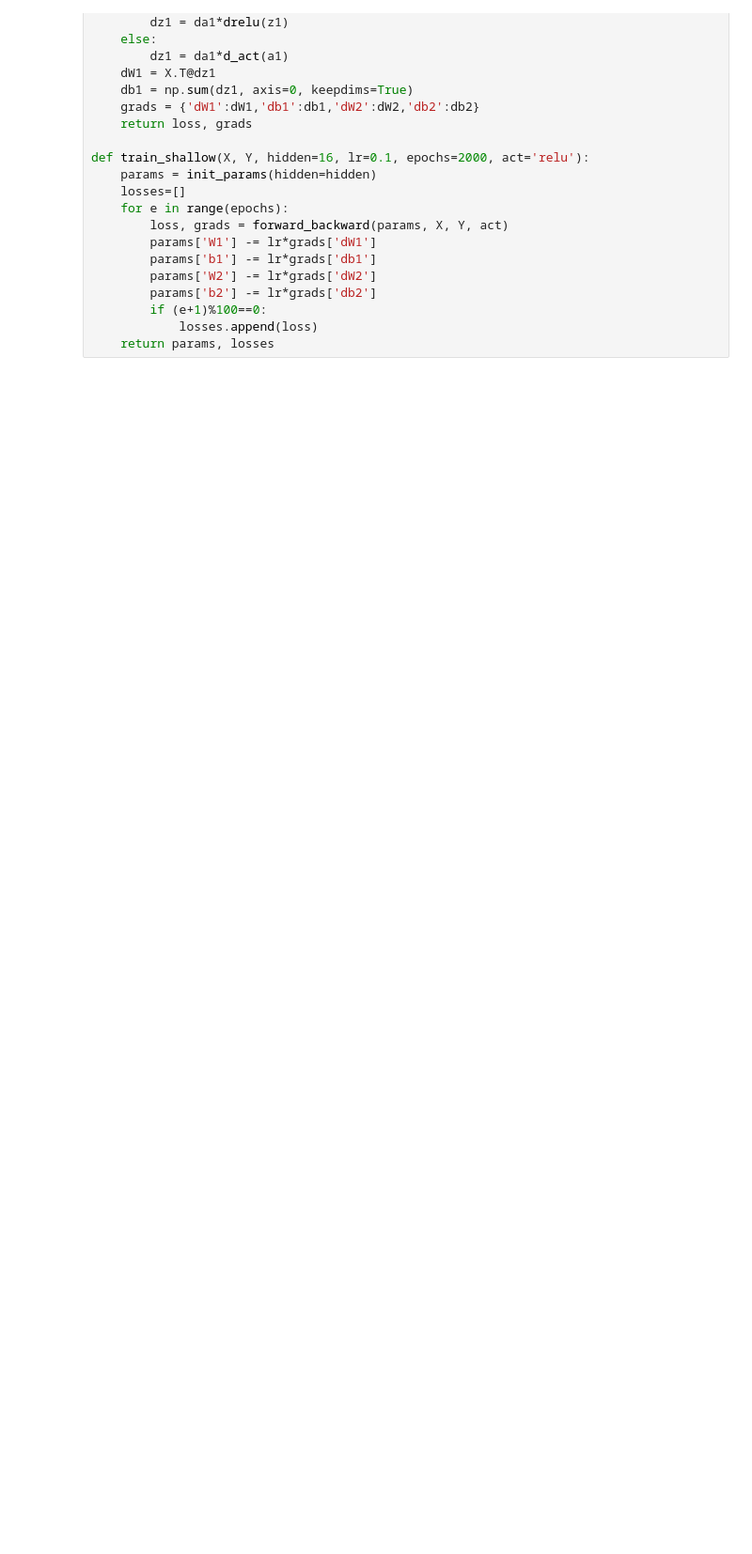
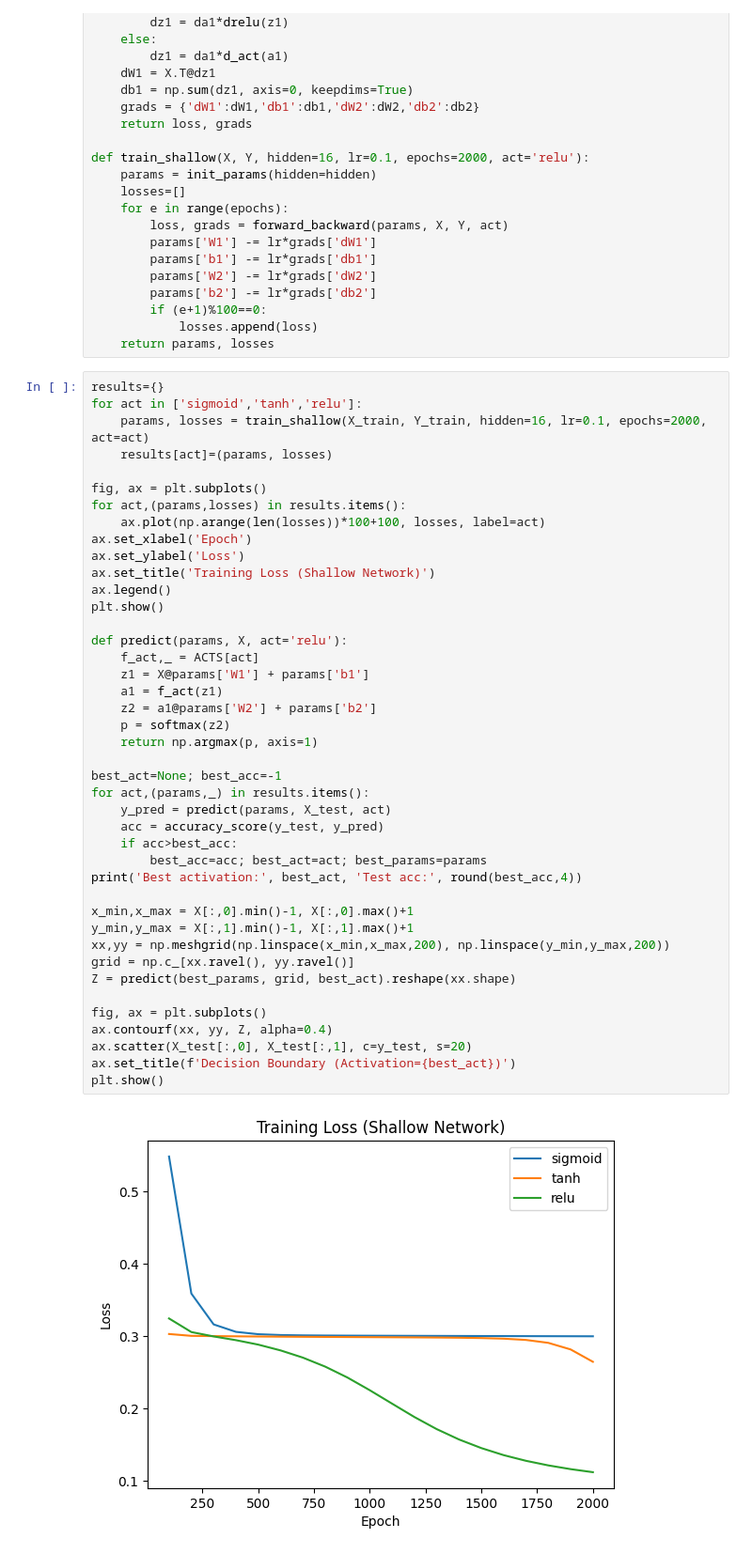
Before and after one commit to krishnakanth-pawar/deepLearningAlgorithms, a Jupyter notebook: ANN.ipynb, the cells around one changed output. Shown: that part at 94% size. Saved outputs shown, nothing was run; the diff lists cells and outputs as text; blank space fills up the shorter version.

Commit message:
Result prediction using ANN and plots are visualised

```diff
--- a/ANN.ipynb
+++ b/ANN.ipynb
@@ -82,3 +82,47 @@ def train_shallow(X, Y, hidden=16, lr=0.1, epochs=2000, act='relu'):
         if (e+1)%100==0:
             losses.append(loss)
     return params, losses
+# %%
+results={}
+for act in ['sigmoid','tanh','relu']:
+    params, losses = train_shallow(X_train, Y_train, hidden=16, lr=0.1, epochs=2000, act=act)
+    results[act]=(params, losses)
+
+fig, ax = plt.subplots()
+for act,(params,losses) in results.items():
+    ax.plot(np.arange(len(losses))*100+100, losses, label=act)
+ax.set_xlabel('Epoch')
+ax.set_ylabel('Loss')
+ax.set_title('Training Loss (Shallow Network)')
+ax.legend()
+plt.show()
+
+def predict(params, X, act='relu'):
+    f_act,_ = ACTS[act]
+    z1 = X@params['W1'] + params['b1']
+    a1 = f_act(z1)
+    z2 = a1@params['W2'] + params['b2']
+    p = softmax(z2)
+    return np.argmax(p, axis=1)
+
+best_act=None; best_acc=-1
+for act,(params,_) in results.items():
+    y_pred = predict(params, X_test, act)
+    acc = accuracy_score(y_test, y_pred)
+    if acc>best_acc:
+        best_acc=acc; best_act=act; best_params=params
+print('Best activation:', best_act, 'Test acc:', round(best_acc,4))
+
+x_min,x_max = X[:,0].min()-1, X[:,0].max()+1
+y_min,y_max = X[:,1].min()-1, X[:,1].max()+1
+xx,yy = np.meshgrid(np.linspace(x_min,x_max,200), np.linspace(y_min,y_max,200))
+grid = np.c_[xx.ravel(), yy.ravel()]
+Z = predict(best_params, grid, best_act).reshape(xx.shape)
+
+fig, ax = plt.subplots()
+ax.contourf(xx, yy, Z, alpha=0.4)
+ax.scatter(X_test[:,0], X_test[:,1], c=y_test, s=20)
+ax.set_title(f'Decision Boundary (Activation={best_act})')
+plt.show()
+# %% [output]
+[figure, added]
```
Also changed, not shown: parts of 1 cell of this notebook.
